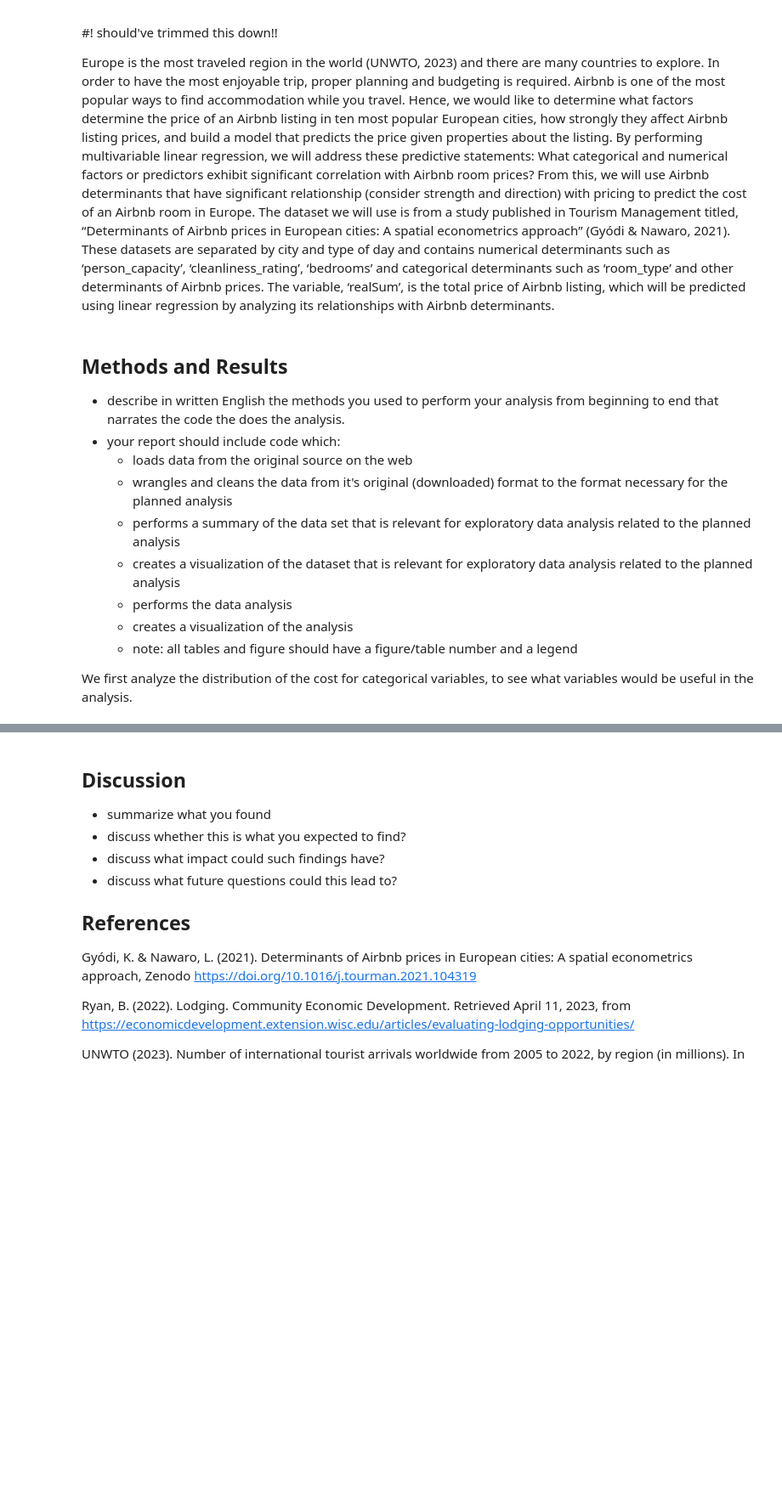
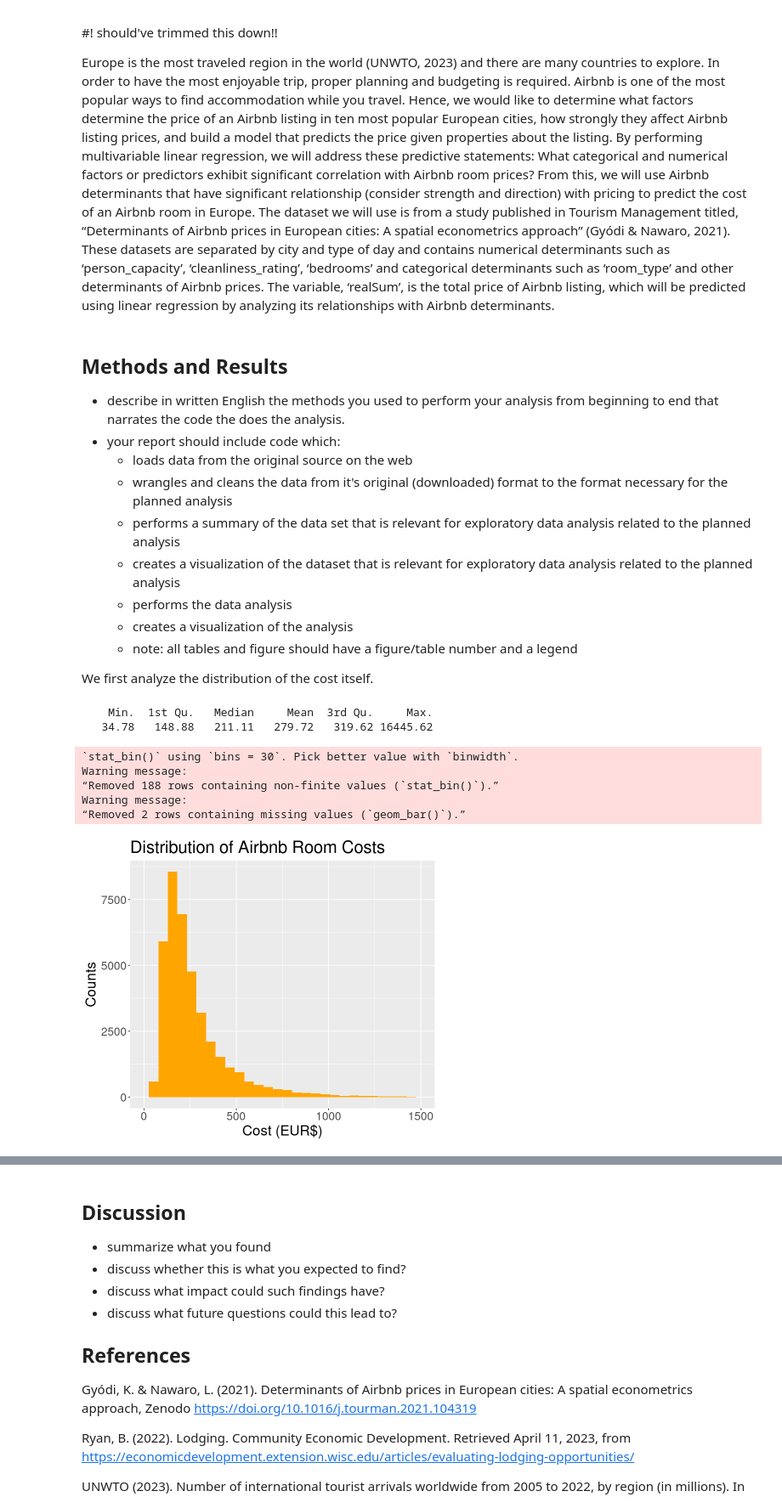
Before and after one commit to Z0rb14n/DSCI-100-Project, a Jupyter notebook: FinalReport.ipynb, the cells around one changed output, grey strips where cells are left out. Shown: that part at 85% size. Drawn from its saved outputs; the diff is of its cells as text; code cells hidden in the pictures; blank space fills up the shorter version.

```diff
--- a/FinalReport.ipynb
+++ b/FinalReport.ipynb
@@ -121,4 +100,26 @@ Europe is the most traveled region in the world (UNWTO, 2023) and there are many
   - creates a visualization of the analysis
   - note: all tables and figure should have a figure/table number and a legend
 
-We first analyze the distribution of the cost for categorical variables, to see what variables would be useful in the analysis.
+We first analyze the distribution of the cost itself.
+# %%
+options(repr.plot.width = 7, repr.plot.height = 6)
+
+airbnb_train |>
+    select(cost) |>
+    pull() |>
+    summary()
+
+ggplot(airbnb_train, aes(x=cost)) +
+    geom_histogram(fill="orange") +
+    xlim(0,1500) +
+    labs(x="Cost (EUR$)", y="Counts", title="Distribution of Airbnb Room Costs") +
+    theme(text = element_text(size = 20))
+# %% [output]
+    Min.  1st Qu.   Median     Mean  3rd Qu.     Max.
+   34.78   148.88   211.11   279.72   319.62 16445.62
+`stat_bin()` using `bins = 30`. Pick better value with `binwidth`.
+Warning message:
+“Removed 188 rows containing non-finite values (`stat_bin()`).”
+Warning message:
+“Removed 2 rows containing missing values (`geom_bar()`).”
+[figure, added]
```
Also changed, not shown: parts of 17 cells of this notebook.
